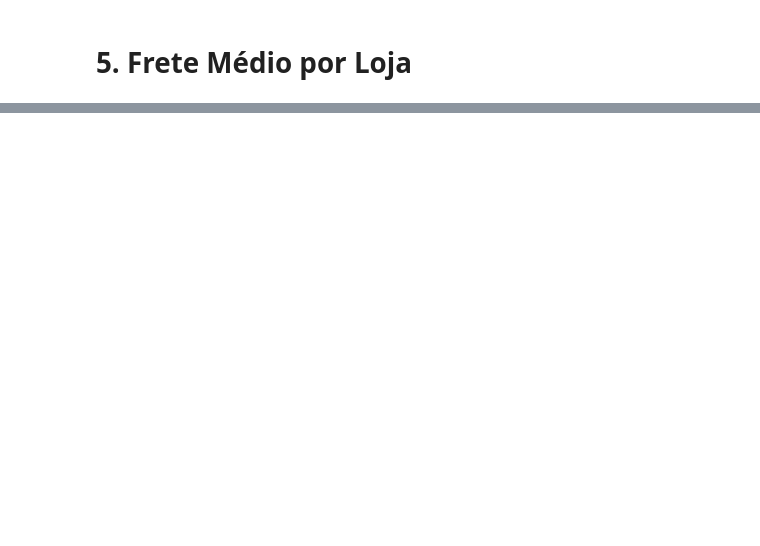
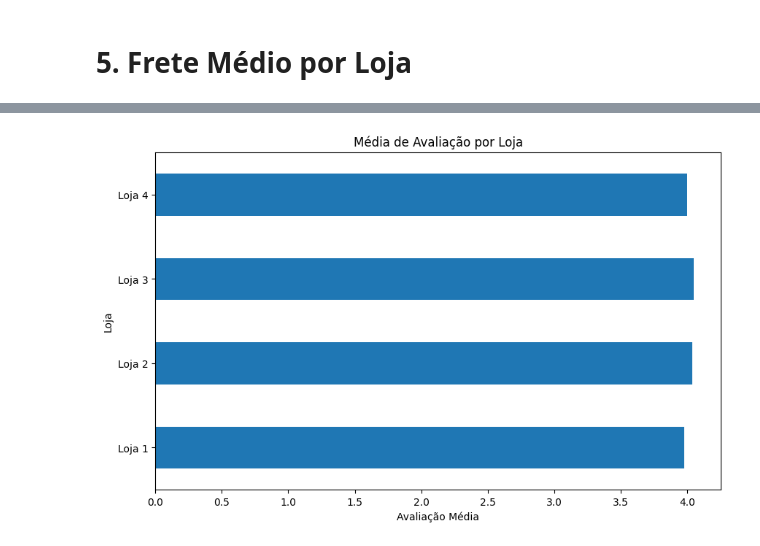
Before and after one commit to bhrunnot/challenge_alura, a Jupyter notebook: Challenge_Alura.ipynb, the cells around one changed output, grey strips where cells are left out. Cells and saved outputs as stored; diff of their text form; code cells hidden in the pictures; blank space fills up the shorter version.

```diff
--- a/Challenge_Alura.ipynb
+++ b/Challenge_Alura.ipynb
@@ -30,2 +82,9 @@ loja.head()
 # %% [markdown]
 # 3. Média de Avaliação das Lojas
+# %%
+medias = {
+    'Loja 1': loja['Avaliação da compra'].mean(),
+    'Loja 2': loja2['Avaliação da compra'].mean(),
+    'Loja 3': loja3['Avaliação da compra'].mean(),
+    'Loja 4': loja4['Avaliação da compra'].mean(),
+}
@@ -35,0 +160,12 @@ loja.head()
+# %%
+pd.Series(medias).plot(
+    kind='barh',
+    figsize=(10, 6)
+)
+
+plt.title('Média de Avaliação por Loja')
+plt.xlabel('Avaliação Média')
+plt.ylabel('Loja')
+plt.show()
+# %% [output]
+[figure, added]
```
Also changed, not shown: parts of 15 cells of this notebook.
